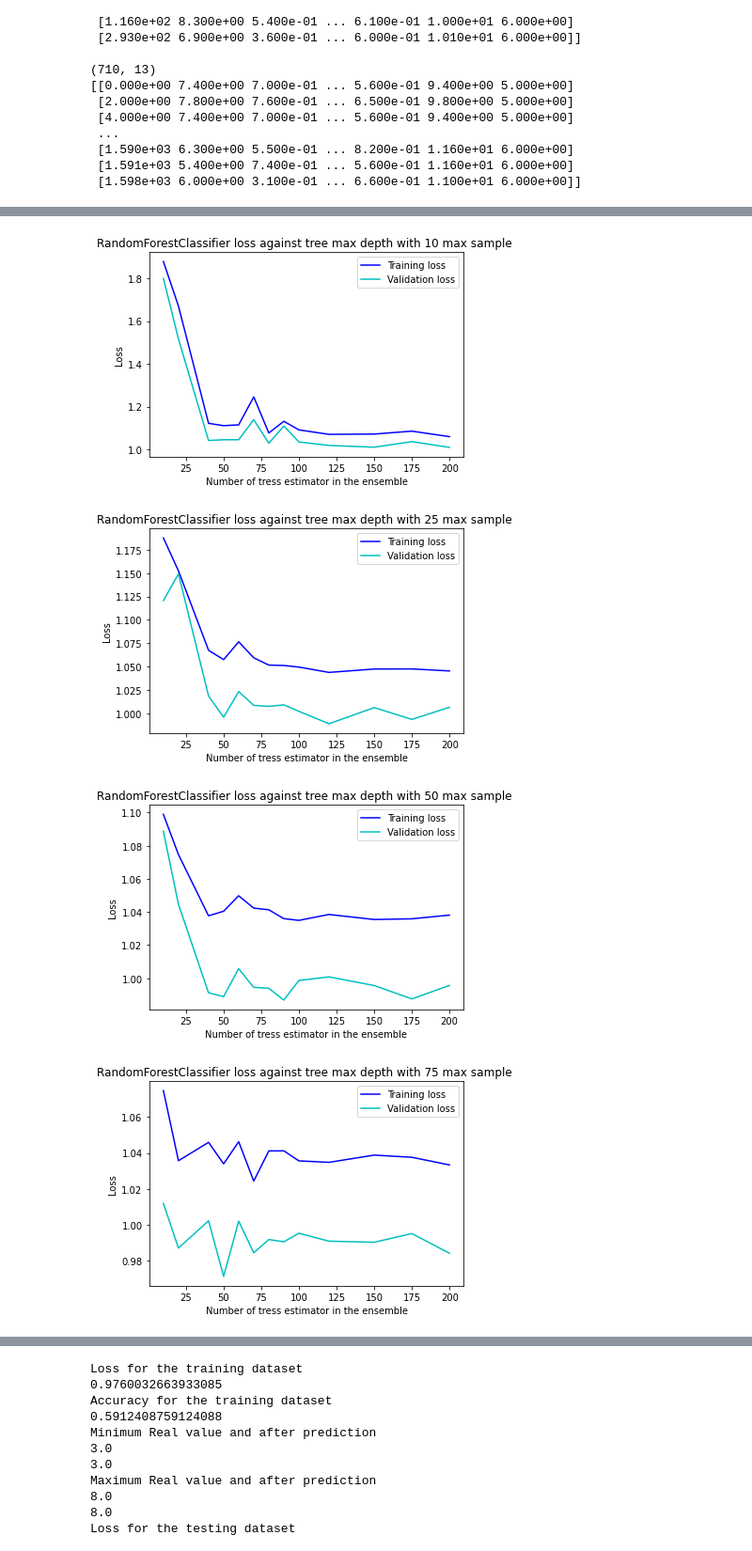
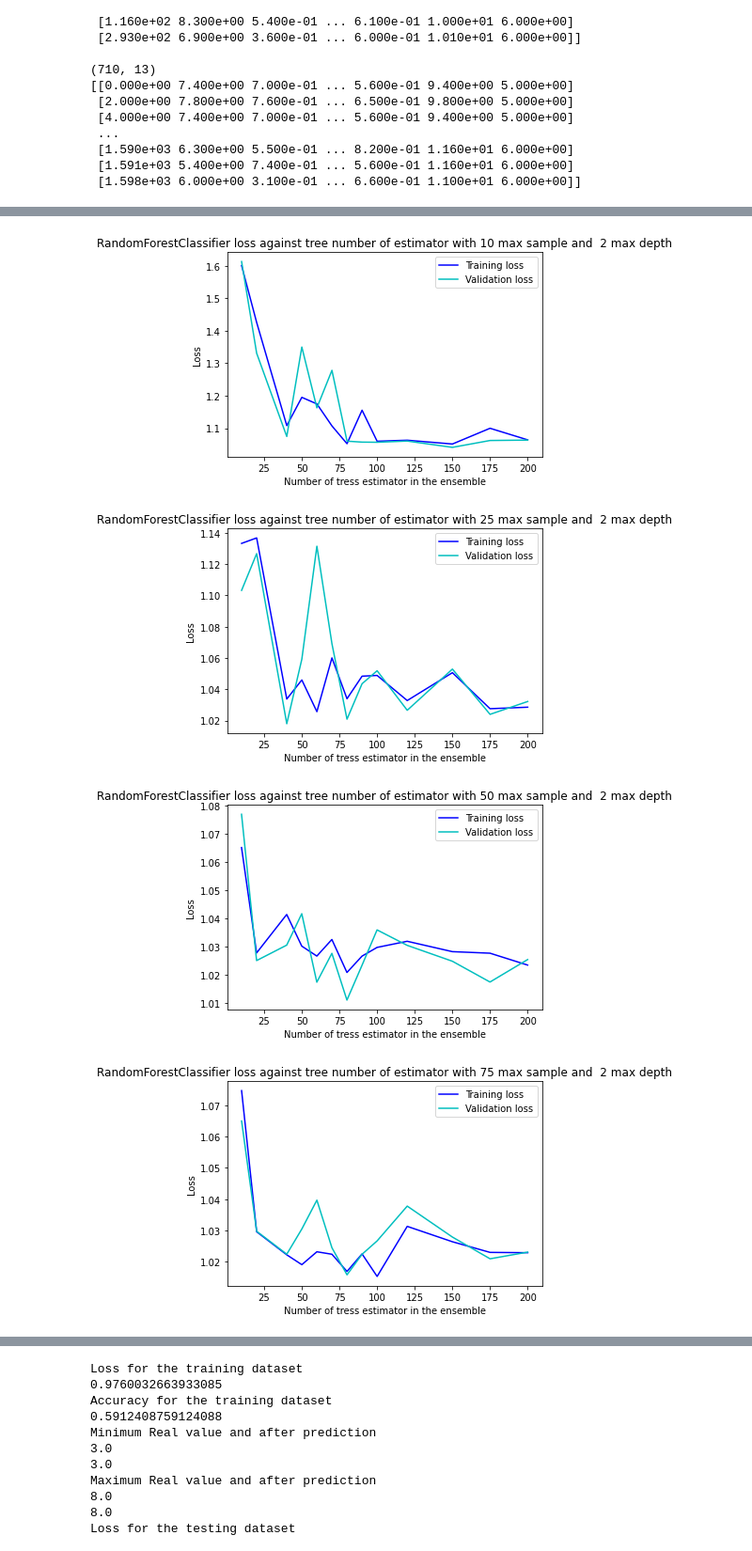
Before and after one commit to kamuma03/Ml-Project, a Jupyter notebook: Project_ML.ipynb, the cells around one changed output, grey strips where cells are left out. Shown at 94% size. Cells and saved outputs as stored; diff of their text form; code cells hidden in the pictures.

Commit message:
Updated the models and ensembles

```diff
--- a/Project_ML.ipynb
+++ b/Project_ML.ipynb
@@ -136,48 +141,50 @@ Maximum Real value and after prediction
 # %%
 #training of the RandomForestClassifier
-from sklearn.ensemble import RandomForestClassifier
 
 train_data_div, val_data = train_test_split(train_data, test_size=0.25, shuffle=True)
 
 X_train = train_data_div[:,:-1]
 Y_train = train_data_div[:, 12]
 X_val = val_data[:,:-1]
 Y_val = val_data[:, 12]
 
 X_test = test_data[:,:-1]
 Y_test = test_data[:, 12]
 
 range_n_estimator = [10, 20, 40, 50, 60, 70, 80, 90, 100, 120, 150, 175, 200]
 range_max_sample = [10, 25, 50, 75, 100, 125, 150, 175, 200, 250]
+range_max_depth = [2, 4, 8, 12, 16]
 
-for j in range_max_sample:
-    train_loss =[]
-    val_loss = []
-    for i in range_n_estimator:
-        classificationTree = RandomForestClassifier(n_estimators=i, max_depth=2, max_samples=j)
+for k in range_max_depth:
 
-        classificationTree.fit(X_train, Y_train)
-        #Z_train = classificationTree.predict(X_train)
-        Z_train_loss = classificationTree.predict_proba(X_train)
-        loss_train = log_loss(Y_train, Z_train_loss)
-        train_loss.append(loss_train)
+    for j in range_max_sample:
+        train_loss =[]
+        val_loss = []
+        for i in range_n_estimator:
+            classificationTree = RandomForestClassifier(n_estimators=i, max_depth=k, max_samples=j)
 
-        #Z_val = classificationTree.predict(X_val)
-        Z_val_loss = classificationTree.predict_proba(X_val)
-        loss_val = log_loss(Y_val, Z_val_loss)
-        val_loss.append(loss_val)
+            classificationTree.fit(X_train, Y_train)
+            #Z_train = classificationTree.predict(X_train)
+            Z_train_loss = classificationTree.predict_proba(X_train)
+            loss_train = log_loss(Y_train, Z_train_loss)
+            train_loss.append(loss_train)
 
-    title = 'RandomForestClassifier loss against tree max depth with ' + str(j) + " max sample "
+            #Z_val = classificationTree.predict(X_val)
+            Z_val_loss = classificationTree.predict_proba(X_val)
+            loss_val = log_loss(Y_val, Z_val_loss)
+            val_loss.append(loss_val)
 
-    plt.title(title)
-    plt.plot(range_n_estimator, train_loss,   c='b', label='Training loss')
-    plt.plot(range_n_estimator, val_loss,  c='c', label='Validation loss')
-    plt.xlabel('Number of tress estimator in the ensemble')
-    plt.ylabel('Loss')
-    plt.legend()
-    plt.show()
+        title = 'RandomForestClassifier loss against tree number of estimator with ' + str(j) + " max sample and  " + str(k) + " max depth"
+
+        plt.title(title)
+        plt.plot(range_n_estimator, train_loss,   c='b', label='Training loss')
+        plt.plot(range_n_estimator, val_loss,  c='c', label='Validation loss')
+        plt.xlabel('Number of tress estimator in the ensemble')
+        plt.ylabel('Loss')
+        plt.legend()
+        plt.show()
 # %% [output]
-[figure, old version]
+[figure, new version]
-[figure, old version]
+[figure, new version]
-[figure, old version]
+[figure, new version]
-[figure, old version]
+[figure, new version]
```
Also changed, not shown: parts of 14 cells of this notebook.
